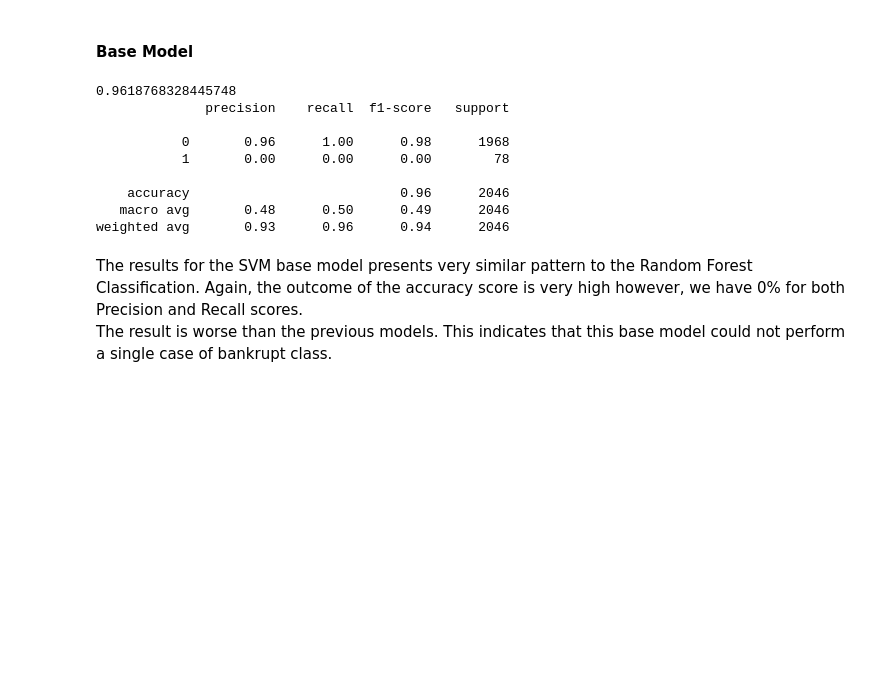
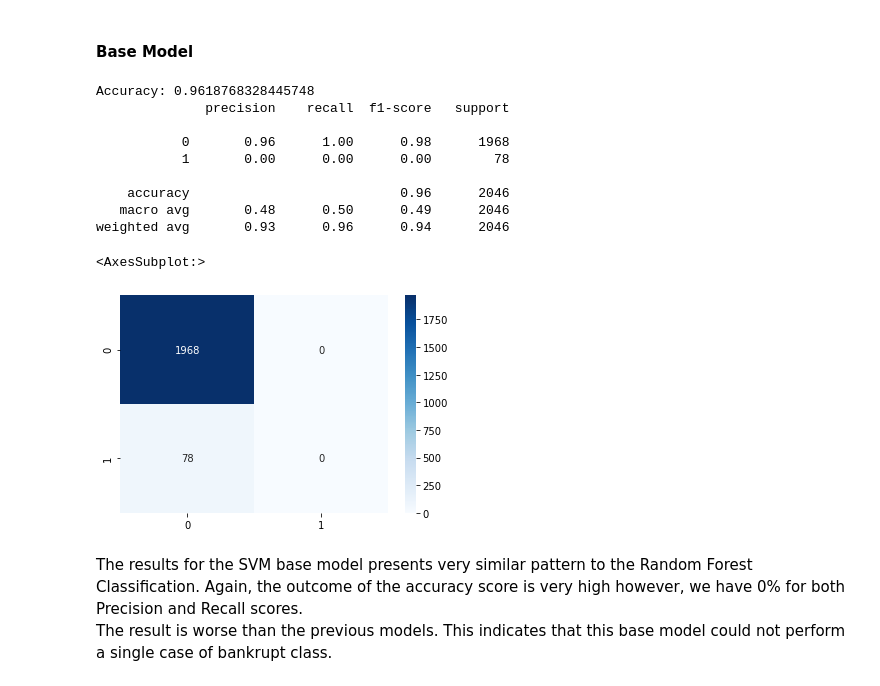
Before and after one commit to Sperodvd/Predicting-Company-bankruptcy-based-on-Financial-and-Economic-ratios, a Jupyter notebook: Final documents/3. Pre-processing and Modelling.ipynb, the cells around one changed output. Cells and saved outputs as stored; diff of their text form; code cells hidden in the pictures; blank space fills up the shorter version.

```diff
--- a/Final documents/3. Pre-processing and Modelling.ipynb
+++ b/Final documents/3. Pre-processing and Modelling.ipynb
@@ -381,18 +384,21 @@ SVM_base = SVC()
 SVM_base.fit(Xrf_train, yrf_train)
 y_pred_svmb = SVM_base.predict(Xrf_test)
 # %%
-print(accuracy_score(y_pred_svmb, yrf_test))
+print('Accuracy:',accuracy_score(y_pred_svmb, yrf_test))
 print(classification_report(yrf_test, y_pred_svmb))
+sns.heatmap(confusion_matrix(yrf_test, y_pred_svmb), annot=True, cmap='Blues',fmt='d')
 # %% [output]
-0.9618768328445748
+Accuracy: 0.9618768328445748
               precision    recall  f1-score   support
 
            0       0.96      1.00      0.98      1968
            1       0.00      0.00      0.00        78
 
     accuracy                           0.96      2046
    macro avg       0.48      0.50      0.49      2046
 weighted avg       0.93      0.96      0.94      2046
+<AxesSubplot:>
+[figure, added]
 # %% [markdown]
 The results for the SVM base model presents very similar pattern to the Random Forest Classification. Again, the outcome of the accuracy score is very high however, we have 0% for both Precision and Recall scores. <br>
 The result is worse than the previous models. This indicates that this base model could not perform a single case of bankrupt class.
```
Also changed, not shown: parts of 4 cells of this notebook.
